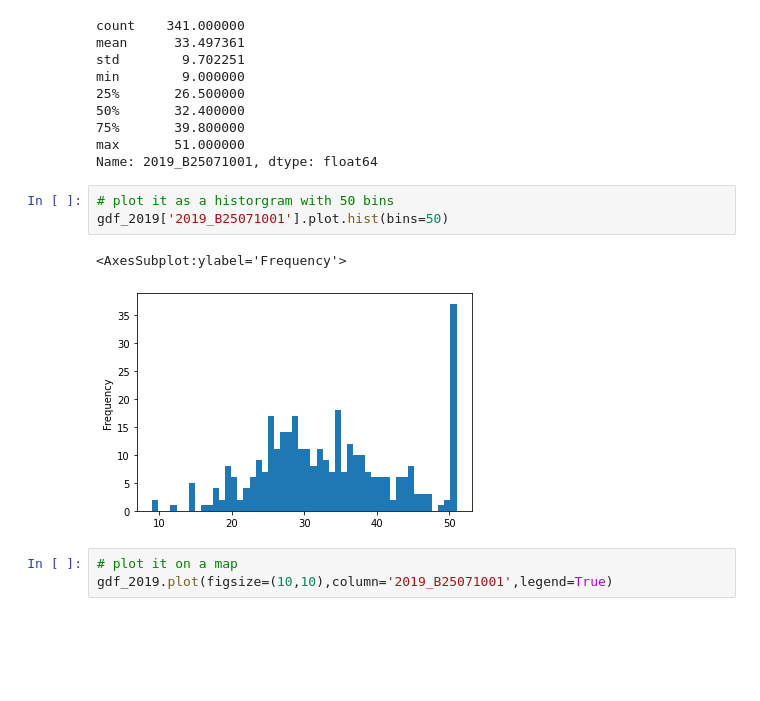
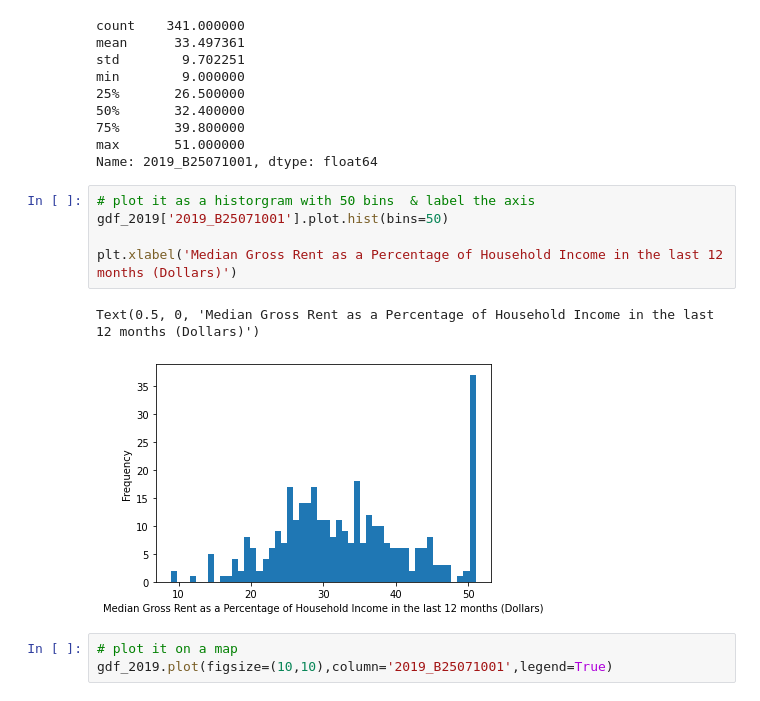
Before and after one commit to lillianmliang/pipelines, a Jupyter notebook: Group Assignments/Week3-Lillian.ipynb, the cells around one changed output. Saved outputs shown, nothing was run; the diff lists cells and outputs as text; blank space fills up the shorter version.

```diff
--- a/Group Assignments/Week3-Lillian.ipynb
+++ b/Group Assignments/Week3-Lillian.ipynb
@@ -101,11 +101,13 @@ min        9.000000
 max       51.000000
 Name: 2019_B25071001, dtype: float64
 # %%
-# plot it as a historgram with 50 bins
+# plot it as a historgram with 50 bins  & label the axis
 gdf_2019['2019_B25071001'].plot.hist(bins=50)
+
+plt.xlabel('Median Gross Rent as a Percentage of Household Income in the last 12 months (Dollars)')
 # %% [output]
-<AxesSubplot:ylabel='Frequency'>
+Text(0.5, 0, 'Median Gross Rent as a Percentage of Household Income in the last 12 months (Dollars)')
-[figure, old version]
+[figure, new version]
 # %%
 # plot it on a map
 gdf_2019.plot(figsize=(10,10),column='2019_B25071001',legend=True)
```
Also changed, not shown: parts of 12 cells of this notebook.
